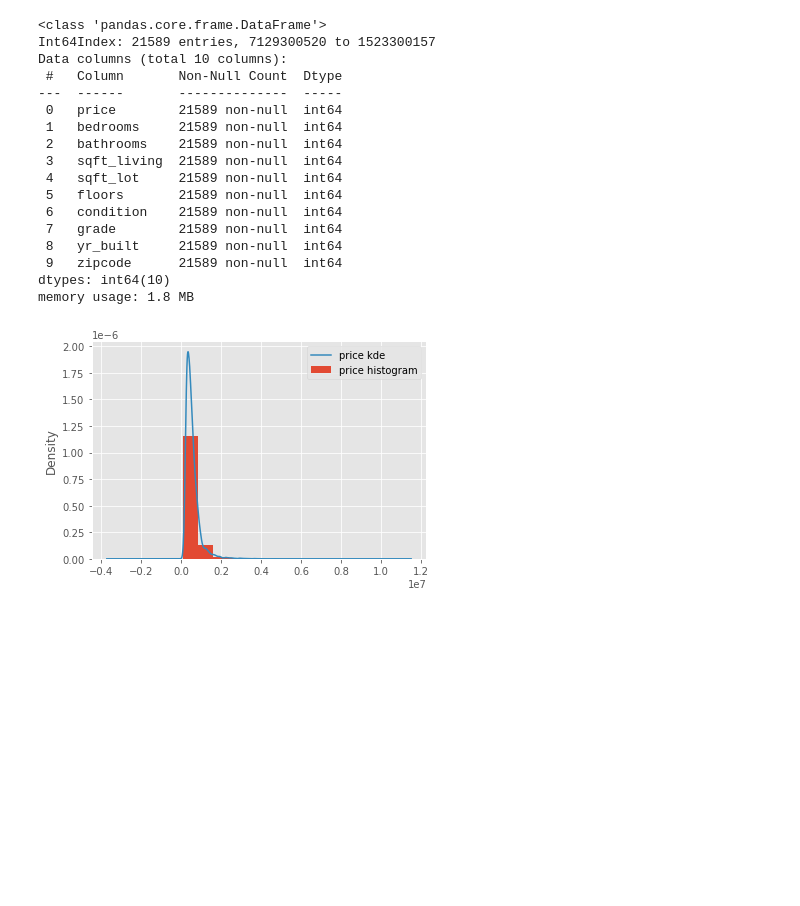
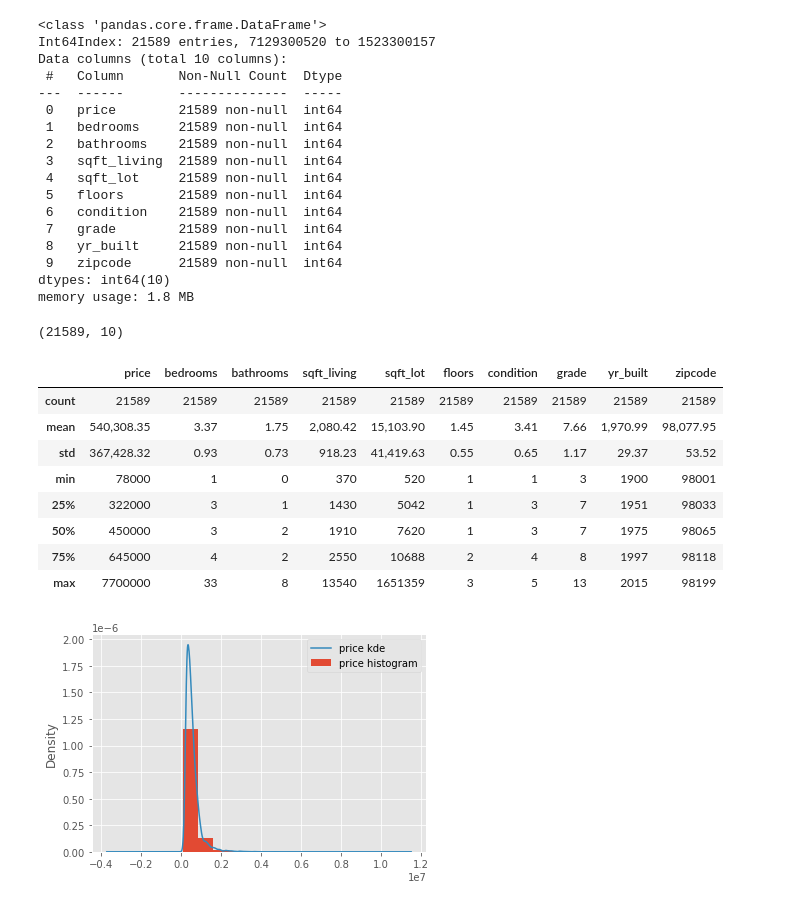
Before and after one commit to githosted/Phase2Pro, a Jupyter notebook: Phase2Pro_5a.ipynb, the cells around one changed output. Drawn from its saved outputs; the diff is of its cells as text; code cells hidden in the pictures; blank space fills up the shorter version.

```diff
--- a/Phase2Pro_5a.ipynb
+++ b/Phase2Pro_5a.ipynb
@@ -46,8 +48,9 @@ yr_built         int64
 zipcode          int64
 dtype: object
 # %%
+#Create a copy change type by force to integer - Scrub
 data1 = data.copy()
-data1 = df1.astype("int64", errors='ignore')
+data1 = data1.astype("int64", errors='ignore')
 data1.head()
 data1.info()
 # %% [output]
@@ -68,4 +71,22 @@ Data columns (total 10 columns):
  9   zipcode      21589 non-null  int64
 dtypes: int64(10)
 memory usage: 1.8 MB
+# %%
+#See size of dataset - Scrub
+data1.shape
+# %% [output]
+(21589, 10)
+# %%
+#to view statistics - Scrub
+data1.describe()
+# %% [output]
+|  | price | bedrooms | bathrooms | sqft_living | sqft_lot | floors | condition | grade | yr_built | zipcode |
+| count | 21589 | 21589 | 21589 | 21589 | 21589 | 21589 | 21589 | 21589 | 21589 | 21589 |
+| mean | 540,308.35 | 3.37 | 1.75 | 2,080.42 | 15,103.90 | 1.45 | 3.41 | 7.66 | 1,970.99 | 98,077.95 |
+| std | 367,428.32 | 0.93 | 0.73 | 918.23 | 41,419.63 | 0.55 | 0.65 | 1.17 | 29.37 | 53.52 |
+| min | 78000 | 1 | 0 | 370 | 520 | 1 | 1 | 3 | 1900 | 98001 |
+| 25% | 322000 | 3 | 1 | 1430 | 5042 | 1 | 3 | 7 | 1951 | 98033 |
+| 50% | 450000 | 3 | 2 | 1910 | 7620 | 1 | 3 | 7 | 1975 | 98065 |
+| 75% | 645000 | 4 | 2 | 2550 | 10688 | 2 | 4 | 8 | 1997 | 98118 |
+| max | 7700000 | 33 | 8 | 13540 | 1651359 | 3 | 5 | 13 | 2015 | 98199 |
 # %%
```
Also changed, not shown: parts of 15 cells of this notebook, 1 other file.
